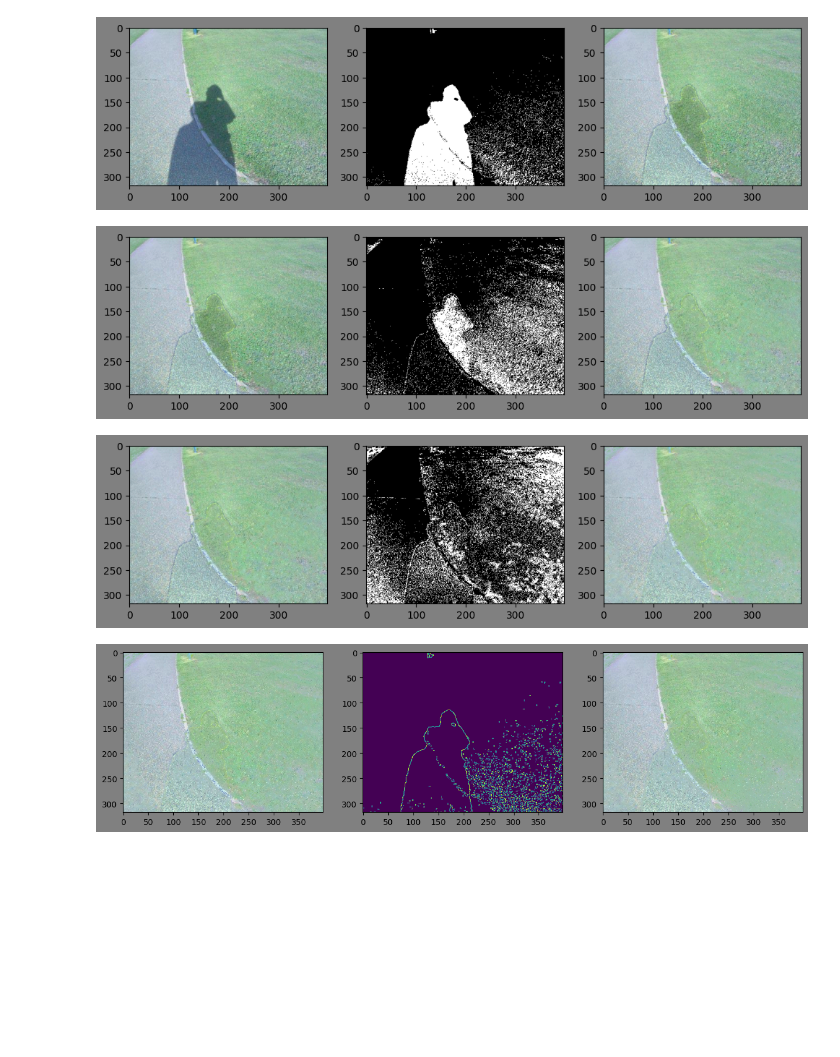
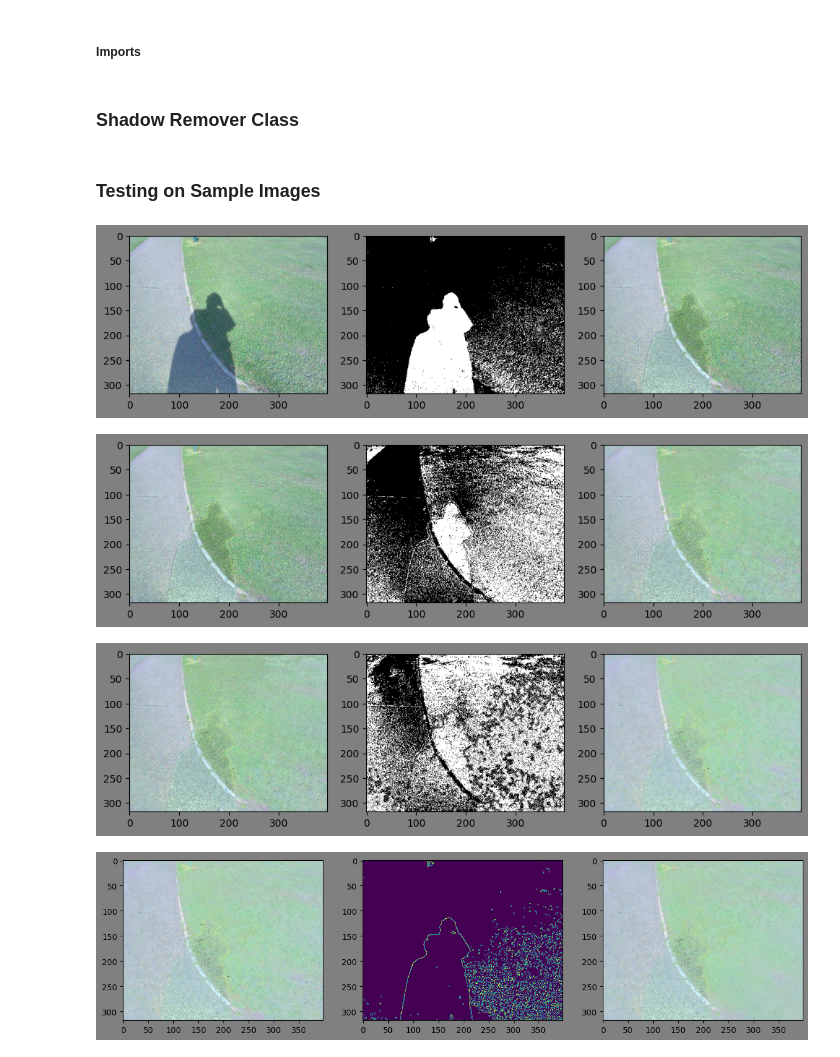
Before and after one commit to Asharma538/CV_Project, a Jupyter notebook: final.ipynb, the cells around one changed output. Drawn from its saved outputs; the diff is of its cells as text; code cells hidden in the pictures; blank space fills up the shorter version.

```diff
--- a/final.ipynb
+++ b/final.ipynb
@@ -1,3 +1,5 @@
+# %% [markdown]
+##### Imports
 # %%
 from typing import Tuple, List
 import cv2
@@ -5,6 +7,8 @@ import numpy as np
 from skimage import measure
 from matplotlib import pyplot as plt
 from skimage import feature
+# %% [markdown]
+### Shadow Remover Class
 # %%
 class ShadowRemover:
     def __init__(self,
@@ -343,22 +347,24 @@ class ShadowRemover:
         plt.imshow(refined_image)
 
         return refined_image
+# %% [markdown]
+### Testing on Sample Images
 # %%
-shadow_remover = ShadowRemover(itr=3,method='rgb_lab_hsv',ab_threshold=-255,lab_adjustment=True,
+shadow_remover = ShadowRemover(itr=3,method='mean_shift_binarization',ab_threshold=-255,lab_adjustment=True,
                                region_adjustment_kernel_size=10,shadow_dilation_kernel_size=7,shadow_dilation_iteration=7,
                                shadow_size_threshold=20,
                                verbose=False,plot_results=True)
 
 shadow_remover.set_image("Images/image1.jpg",use_blurring=False)
 original_image_list, mask_list, removed_shadow_image_list = shadow_remover.remove_shadows()
 # %% [output]
-[figure, old version]
+[figure, new version]
-[figure, old version]
+[figure, new version]
-[figure, old version]
+[figure, new version]
 # %%
 refined_image = shadow_remover.refine_image_edges(15)
 # %% [output]
-[figure, old version]
+[figure, new version]
 # %%
 plt.figure(figsize=(15 , 12),facecolor='gray')
 plt.subplot(2,2,1)
```
Also changed, not shown: parts of 1 cell of this notebook, 1 other file.
